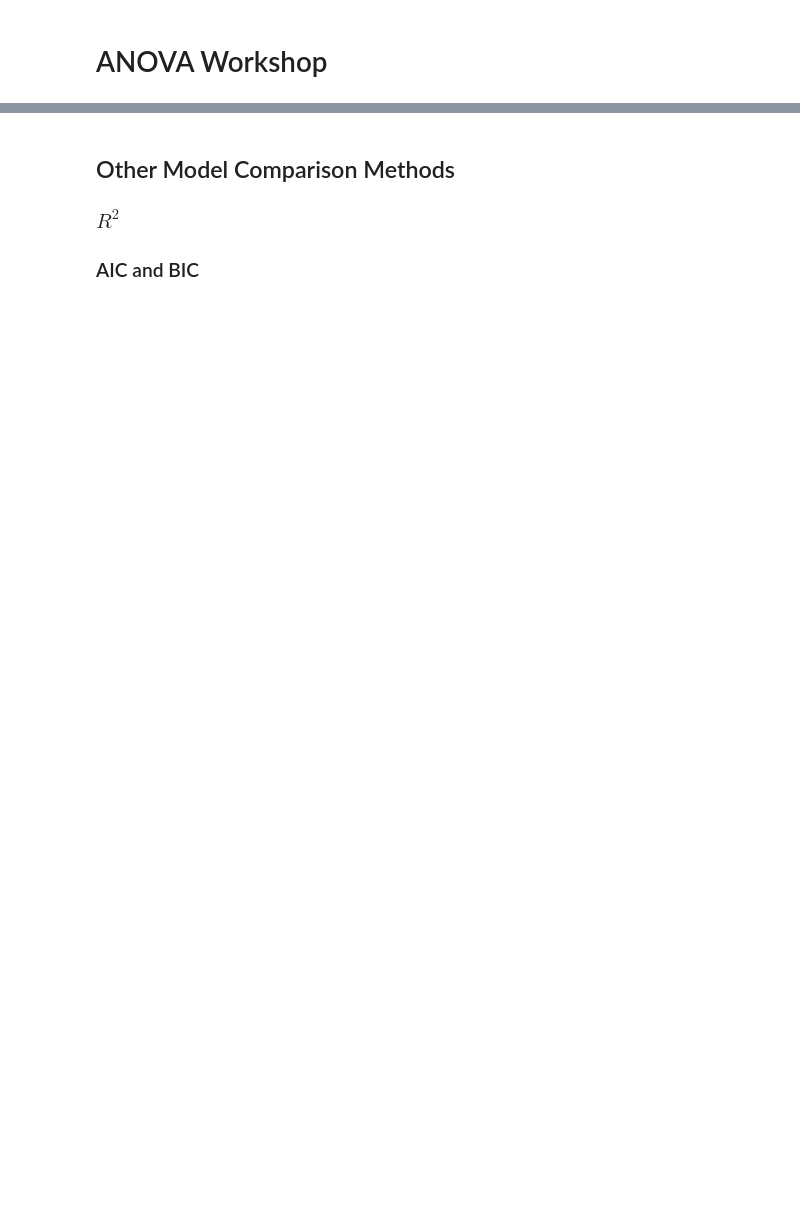
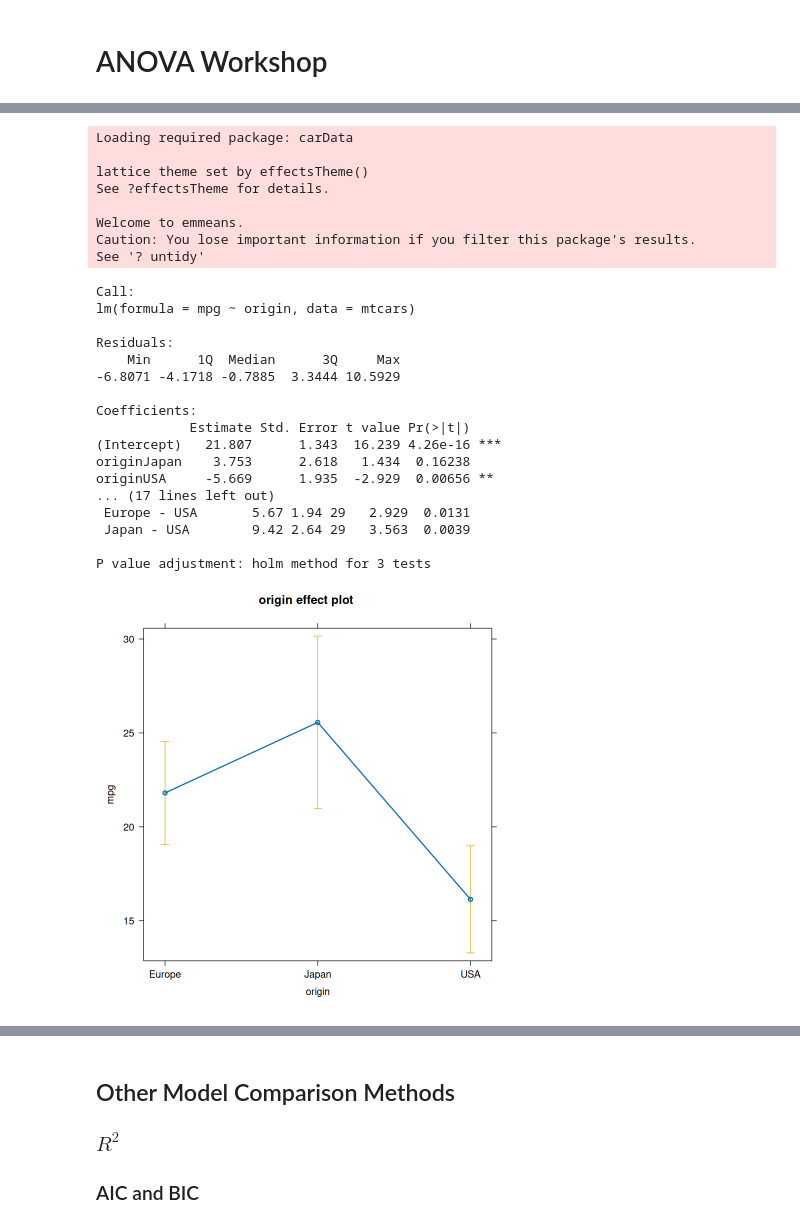
Before and after one commit to PCHN63101-Advanced-Data-Skills/Model-Comparisons-ANOVA, a Jupyter notebook: _build/jupyter_execute/ANOVA-workshop.ipynb, the cells around one changed output, grey strips where cells are left out. Saved outputs shown, nothing was run; the diff lists cells and outputs as text; code cells hidden in the pictures; blank space fills up the shorter version.

```diff
--- a/_build/jupyter_execute/ANOVA-workshop.ipynb
+++ b/_build/jupyter_execute/ANOVA-workshop.ipynb
@@ -4,0 +17,56 @@
+# %%
+library(car)
+library(effects)
+library(emmeans)
+
+data(mtcars)
+mtcars$origin <- c('Japan','Japan','USA','USA','USA','USA','USA','Europe','Europe',
+                   'Europe','Europe','Europe','Europe','Europe','USA','USA','USA',
+                   'Europe','Japan','Japan','Japan','USA','USA','USA','USA',
+                   'Europe','Europe','Europe','USA','Europe','Europe','Europe')
+
+# Step 1 - convert categorical predictors
+mtcars$origin <- as.factor(mtcars$origin)
+
+# Step 2 - fit the model
+origin.mod <- lm(mpg ~ origin, data=mtcars)
+print(summary(origin.mod))
+
+# Step 3 - generate the ANOVA table
+anova.tbl <- Anova(origin.mod)
+print(anova.tbl)
+
+# Step 4 - generate follow-up tests
+follow.up <- emmeans(origin.mod, specs=pairwise ~ origin, adjust='holm')
+print(follow.up$contrasts)
+
+# Step 5 - extract and plot effects
+effs <- allEffects(origin.mod)
+plot(effs)
+# %% [output]
+Loading required package: carData
+
+lattice theme set by effectsTheme()
+See ?effectsTheme for details.
+
+Welcome to emmeans.
+Caution: You lose important information if you filter this package's results.
+See '? untidy'
+Call:
+lm(formula = mpg ~ origin, data = mtcars)
+
+Residuals:
+    Min      1Q  Median      3Q     Max
+-6.8071 -4.1718 -0.7885  3.3444 10.5929
+
+Coefficients:
+            Estimate Std. Error t value Pr(>|t|)
+(Intercept)   21.807      1.343  16.239 4.26e-16 ***
+originJapan    3.753      2.618   1.434  0.16238
+originUSA     -5.669      1.935  -2.929  0.00656 **
+... (17 lines left out)
+ Europe - USA       5.67 1.94 29   2.929  0.0131
+ Japan - USA        9.42 2.64 29   3.563  0.0039
+
+P value adjustment: holm method for 3 tests
+[figure, added]
```
Also changed, not shown: parts of 8 cells of this notebook, 32 other files.
